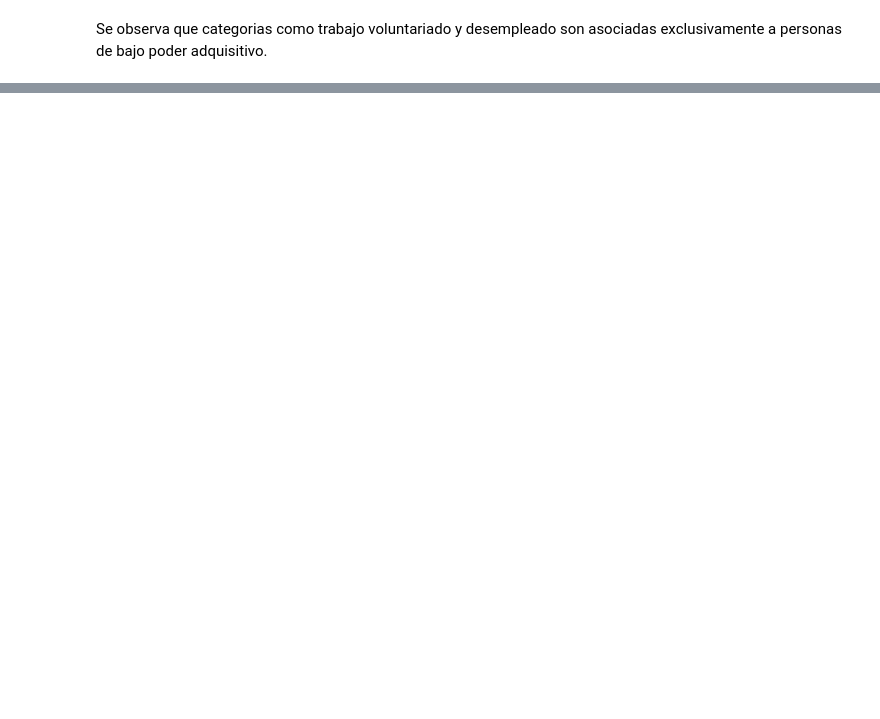
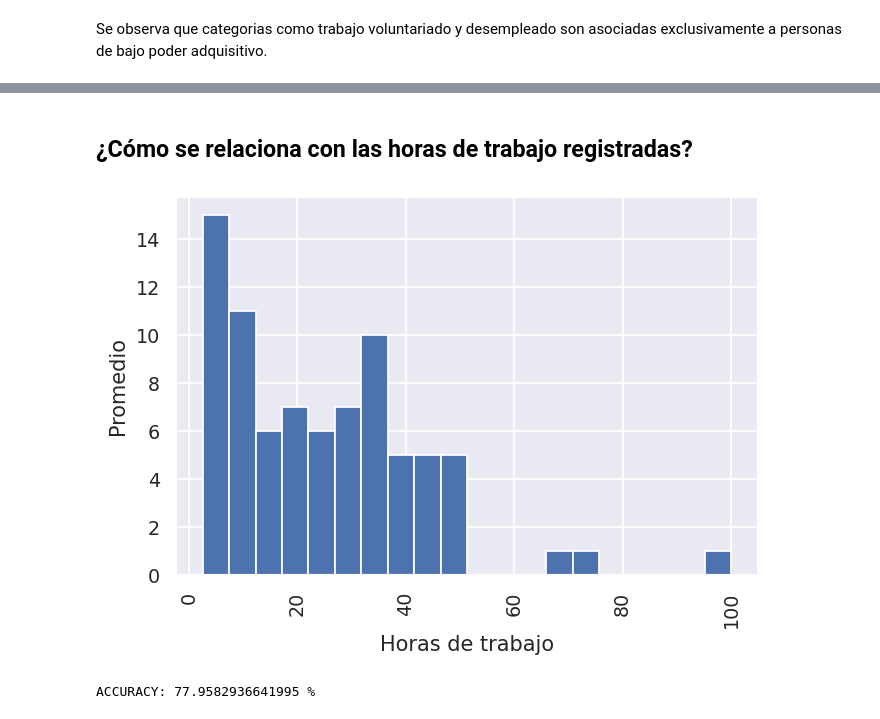
Before and after one commit to TomasArrachea/TP-Organizacion-de-Datos, a Jupyter notebook: informe.ipynb, the cells around one changed output, grey strips where cells are left out. Saved outputs shown, nothing was run; the diff lists cells and outputs as text; code cells hidden in the pictures; blank space fills up the shorter version.

```diff
--- a/informe.ipynb
+++ b/informe.ipynb
@@ -110,0 +201,36 @@ plt.show()
+# %% [markdown]
+## ¿Cómo se relaciona con las horas de trabajo registradas?
+# %%
+df_total = df
+df_filtrado = df[df['tiene_alto_valor_adquisitivo'] == 1]
+
+df_r = 100*(df_filtrado['horas_trabajo_registradas'].value_counts() / df_total['horas_trabajo_registradas'].value_counts())
+# df_r = (df_filtrado['horas_trabajo_registradas'])# / df_total['horas_trabajo_registradas'])
+
+plt.figure(dpi=(125))
+
+plt.hist(df_r, bins=20 )
+plt.ylabel("Promedio")
+plt.xlabel("Horas de trabajo")
+# plt.title("Promedio de personas con altos ingresos por horas de trabajo")
+plt.xticks(rotation=90)
+plt.show()
+# %% [output]
+[figure, added]
+# %%
+def baseline(df):
+    df = (df['anios_estudiados'] > 17)
+    return list(df.astype(int))
+
+prediccion = baseline(df)
+inicial = list(df['tiene_alto_valor_adquisitivo'])
+
+j = 0
+for i in range(0,len(inicial)):
+    if ((inicial[i] == prediccion[i])):
+        j += 1
+
+acc = 100*(j / len(inicial))
+print(f'ACCURACY: {acc} %')
+# %% [output]
+ACCURACY: 77.9582936641995 %
```
Also changed, not shown: parts of 16 cells of this notebook.
